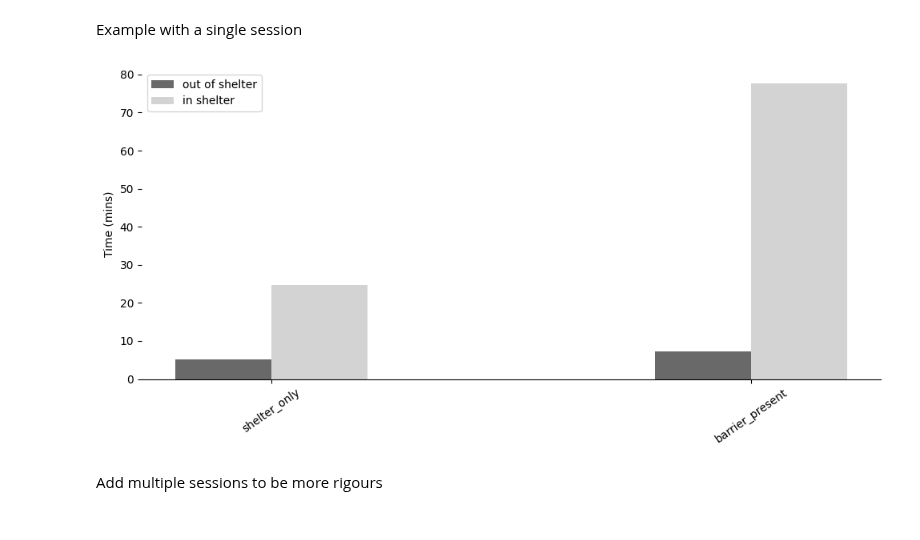
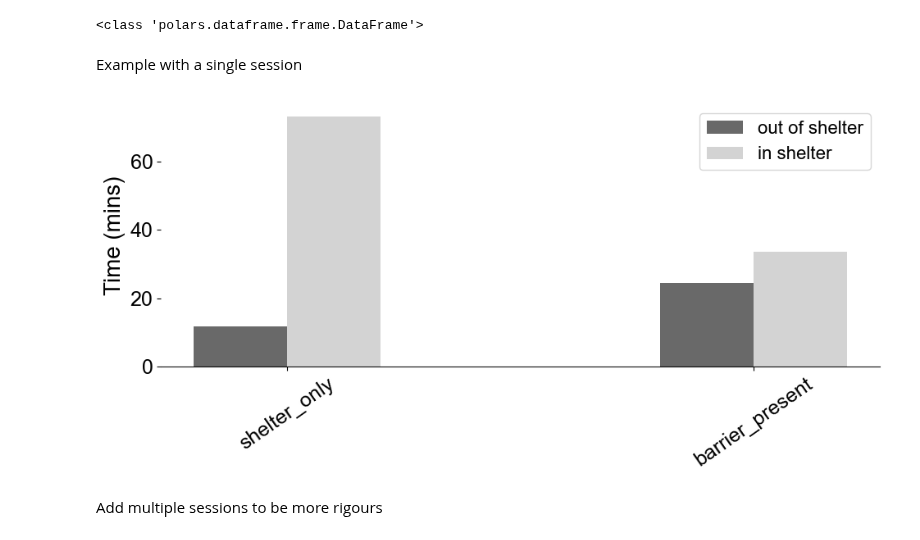
Before and after one commit to BrancoLab/JAL2_subgoal_pipeline, a Jupyter notebook: LF_thesis/two_edge_paradigm/out_of_shelter_quantification.ipynb, the cells around one changed output. Drawn from its saved outputs; the diff is of its cells as text; code cells hidden in the pictures.

```diff
--- a/LF_thesis/two_edge_paradigm/out_of_shelter_quantification.ipynb
+++ b/LF_thesis/two_edge_paradigm/out_of_shelter_quantification.ipynb
@@ -7,13 +7,21 @@ import polars as pl
 
 from behave_analysis.analyze.filtering_data.filtering_functions import filter_video_dataframe
 # %%
-# JAL3 SEQ3
+# JAL1 SEQ3
 JAL1_SEQ3_video_df = r"Z:\Jasmine_Laurence\Experimental_Data\JAL001\001_seq1_3_2023_03_17T08_38_03\processed_data\full_video_dataframe.csv"
 seq3_video_df = pl.read_csv(JAL1_SEQ3_video_df)
 
-# JAL3 SEQ2
+# JAL1 SEQ2
 JAL1_SEQ2_video_df = r"Z:\Jasmine_Laurence\Experimental_Data\JAL001\001_seq1_2_2023_03_14T08_11_32\processed_data\full_video_dataframe.csv"
 seq2_video_df = pl.read_csv(JAL1_SEQ2_video_df)
+
+# JAL2 SEQ2
+JAL2_SEQ2_video_df =  r"Z:\Jasmine_Laurence\Experimental_Data\JAL002\002_seq1_2_2023_04_25T07_32_30\processed_data\full_video_dataframe.csv"
+jal2_seq2_df = pl.read_csv(JAL2_SEQ2_video_df)
+
+# JAl2 SEQ3
+JAL2_SEQ3_video_df =  r"Z:\Jasmine_Laurence\Experimental_Data\JAL002\002_Sequence1_3_2023_04_28T08_31_30\processed_data\full_video_dataframe.csv"
+jal2_seq3_df = pl.read_csv(JAL2_SEQ3_video_df)
 # %%
 def shelter_occupancy(video_df):
     """Make a bar plot of minutes in and out of shelter per condition in each session"""
@@ -42,13 +50,18 @@ def shelter_occupancy(video_df):
     ax.spines["right"].set_visible(False)
     ax.spines["left"].set_visible(False)
     plt.tight_layout()
+# %%
+jal2_seq2_df
+print(type(jal2_seq2_df))
+# %% [output]
+<class 'polars.dataframe.frame.DataFrame'>
 # %% [markdown]
 Example with a single session
 # %%
 # Ensure the plot is inline
 %matplotlib inline
-shelter_occupancy(seq3_video_df)
+shelter_occupancy(jal2_seq2_df)
 # %% [output]
-[figure, old version]
+[figure, new version]
 # %% [markdown]
 Add multiple sessions to be more rigours
```
Also changed, not shown: parts of 5 cells of this notebook.
